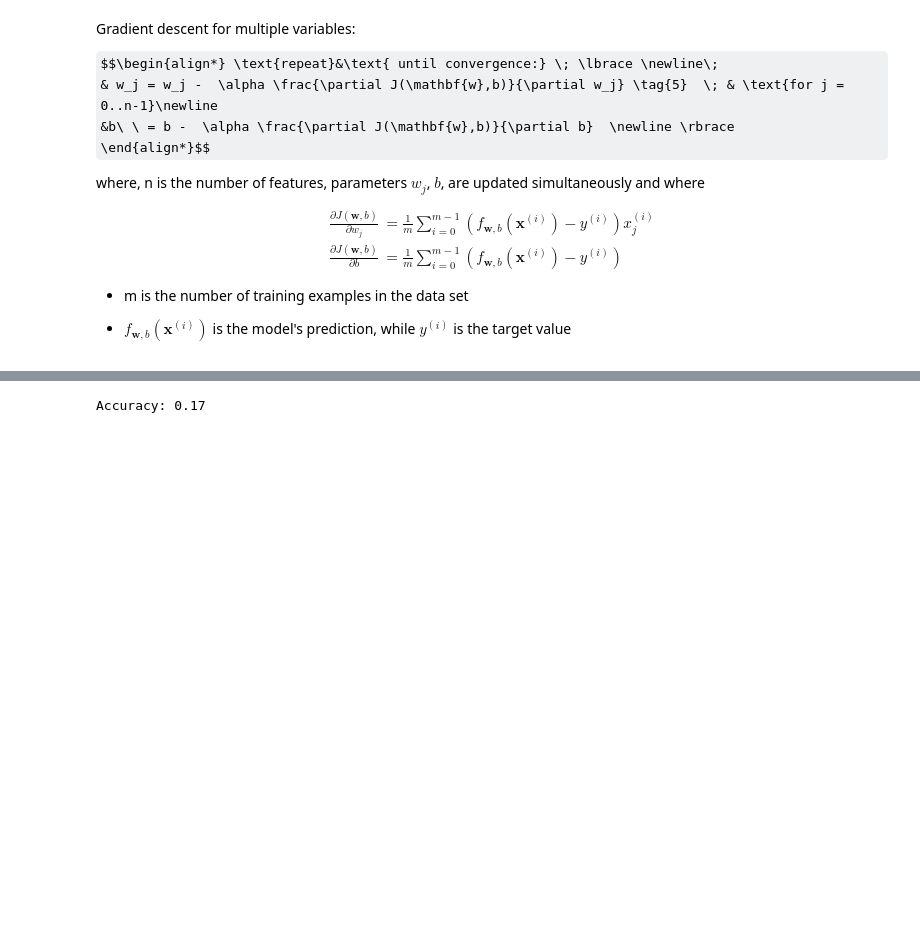
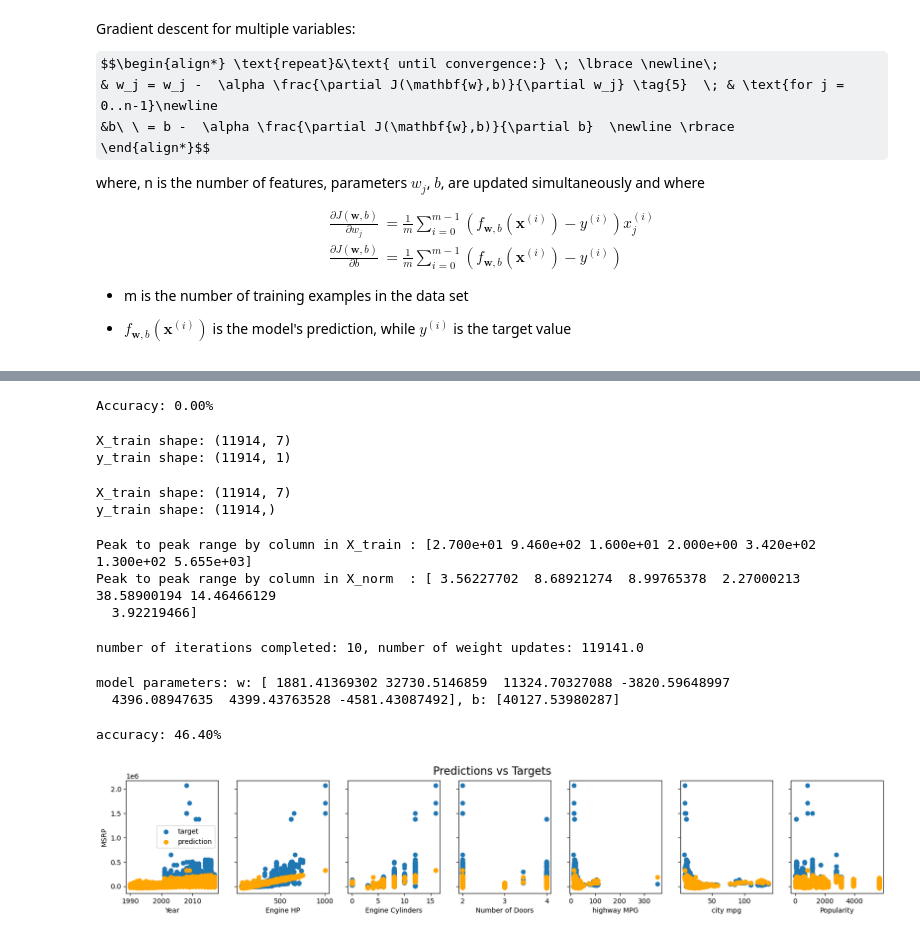
Before and after one commit to jaimanm/linear-regressor, a Jupyter notebook: main.ipynb, the cells around one changed output, grey strips where cells are left out. Saved outputs shown, nothing was run; the diff lists cells and outputs as text; code cells hidden in the pictures; some formulas as TeX source; blank space fills up the shorter version.

Commit message:
done coding, added sklearn method to compare

```diff
--- a/main.ipynb
+++ b/main.ipynb
@@ -280,7 +305,76 @@ plt.show()
 # %%
 # check accuracy against test set
 y_pred = predict(X_test, w_final, b_final)
-# accuracy threshold = $5,000
-print(f'Accuracy: {np.mean(abs(y_pred - y_test) < 5):0.2f}')
+
+accuracy = (abs(y_pred - y_test) < accuracy_threshold).mean()
+print(f'Accuracy: %0.2f%%' % (accuracy*100))
 # %% [output]
-Accuracy: 0.17
+Accuracy: 0.00%
+# %%
+# try with sklearn
+from sklearn.linear_model import SGDRegressor
+
+X_train, y_train = predictors, target
+# %%
+print(f'X_train shape: {X_train.shape}')
+print(f'y_train shape: {y_train.shape}')
+# %% [output]
+X_train shape: (11914, 7)
+y_train shape: (11914, 1)
+# %%
+# convert to numpy arrays
+X_train = X_train.values
+y_train = y_train.values.flatten()
+
+print(f'X_train shape: {X_train.shape}')
+print(f'y_train shape: {y_train.shape}')
+# %% [output]
+X_train shape: (11914, 7)
+y_train shape: (11914,)
+# %%
+# scale/normalize the data
+scaler = StandardScaler()
+X_norm = scaler.fit_transform(X_train)
+
+print(f'Peak to peak range by column in X_train : {X_train.ptp(axis=0)}')
+print(f'Peak to peak range by column in X_norm  : {X_norm.ptp(axis=0)}')
+# %% [output]
+Peak to peak range by column in X_train : [2.700e+01 9.460e+02 1.600e+01 2.000e+00 3.420e+02 1.300e+02 5.655e+03]
+Peak to peak range by column in X_norm  : [ 3.56227702  8.68921274  8.99765378  2.27000213 38.58900194 14.46466129
+  3.92219466]
+# %%
+# create and fit model
+model = SGDRegressor(max_iter=1000)
+model.fit(X_norm, y_train)
+
+print(f'number of iterations completed: {model.n_iter_}, number of weight updates: {model.t_}')
+# %% [output]
+number of iterations completed: 10, number of weight updates: 119141.0
+# %%
+# view model parameters
+print(f'model parameters: w: {model.coef_}, b: {model.intercept_}')
+# %% [output]
+model parameters: w: [ 1881.41369302 32730.5146859  11324.70327088 -3820.59648997
+  4396.08947635  4399.43763528 -4581.43087492], b: [40127.53980287]
+# %%
+# evaluate model accuracy
+print(f'accuracy: {model.score(X_norm, y_train)*100:0.2f}%')
+# %% [output]
+accuracy: 46.40%
+# %%
+# plot predictions and targets vs original features
+y_pred = model.predict(X_norm)
+
+fig, ax = plt.subplots(1, X_train.shape[1], figsize=(20,3), sharey=True)
+if X_train.shape[1] == 1: ax = [ax]
+for i in range(X_train.shape[1]):
+  ax[i].scatter(X_train[:,i], y_train, label='target')
+  ax[i].set_xlabel(predictors.columns[i])
+  ax[i].scatter(X_train[:,i], y_pred, color = 'orange', label='prediction')
+ax[0].set_ylabel(target.columns[0])
+ax[0].legend()
+
+fig.suptitle('Predictions vs Targets', fontsize=16)
+plt.show()
+# %% [output]
+[figure, added]
```
Also changed, not shown: parts of 12 cells of this notebook, 2 other files.
